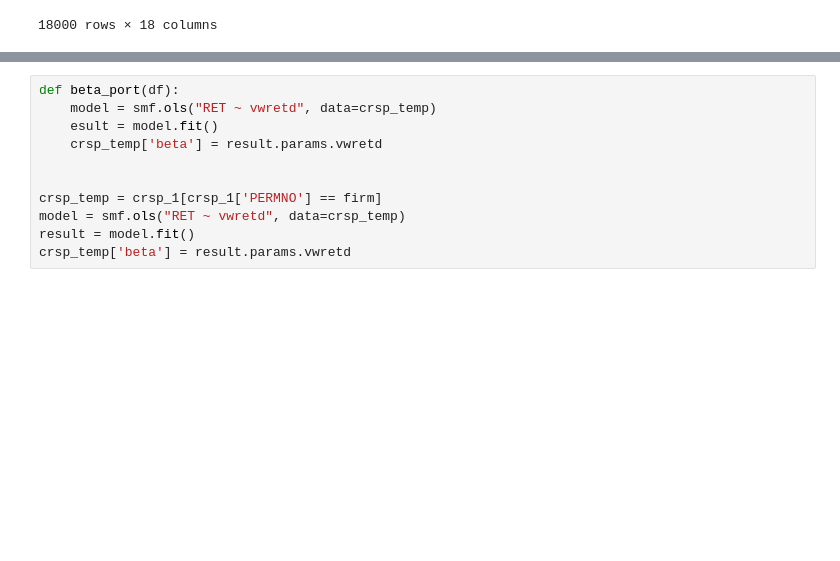
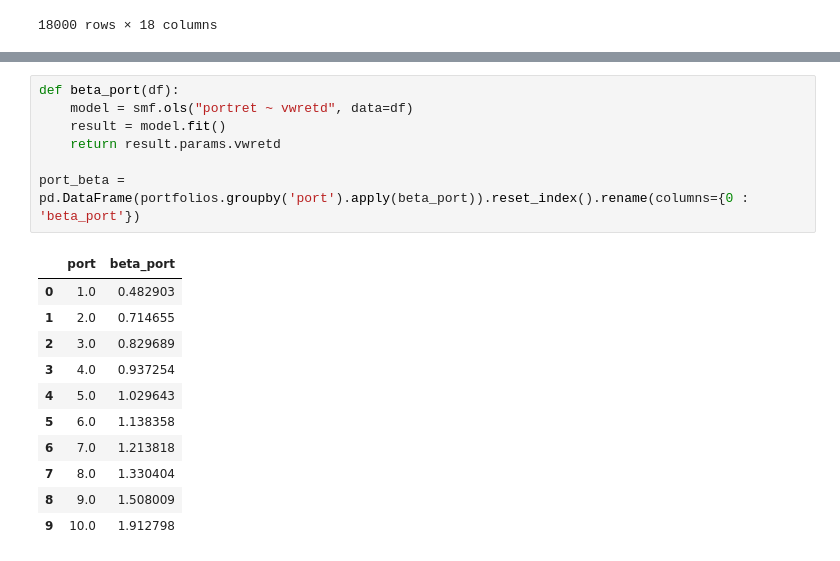
Before and after one commit to KaiKevinLiao/empirical-finance, a Jupyter notebook: ps2.ipynb, the cells around one changed output, grey strips where cells are left out. Drawn from its saved outputs; the diff is of its cells as text; blank space fills up the shorter version.

```diff
--- a/ps2.ipynb
+++ b/ps2.ipynb
@@ -151,14 +151,22 @@ portfolios
 | 358 | 9.0 | 19751231 | -0.013070 | -0.010998 |
 | 359 | 10.0 | 19751231 | -0.030428 | -0.010998 |
 360 rows × 4 columns
-# %%
-def beta_port(df):
-    model = smf.ols("RET ~ vwretd", data=crsp_temp)
-    esult = model.fit()
-    crsp_temp['beta'] = result.params.vwretd
-
-
-crsp_temp = crsp_1[crsp_1['PERMNO'] == firm]
-model = smf.ols("RET ~ vwretd", data=crsp_temp)
-result = model.fit()
-crsp_temp['beta'] = result.params.vwretd
+# %%
+def beta_port(df):
+    model = smf.ols("portret ~ vwretd", data=df)
+    result = model.fit()
+    return result.params.vwretd
+
+port_beta = pd.DataFrame(portfolios.groupby('port').apply(beta_port)).reset_index().rename(columns={0 : 'beta_port'})
+# %% [output]
+|  | port | beta_port |
+| 0 | 1.0 | 0.482903 |
+| 1 | 2.0 | 0.714655 |
+| 2 | 3.0 | 0.829689 |
+| 3 | 4.0 | 0.937254 |
+| 4 | 5.0 | 1.029643 |
+| 5 | 6.0 | 1.138358 |
+| 6 | 7.0 | 1.213818 |
+| 7 | 8.0 | 1.330404 |
+| 8 | 9.0 | 1.508009 |
+| 9 | 10.0 | 1.912798 |
```
Also changed, not shown: parts of 7 cells of this notebook.
